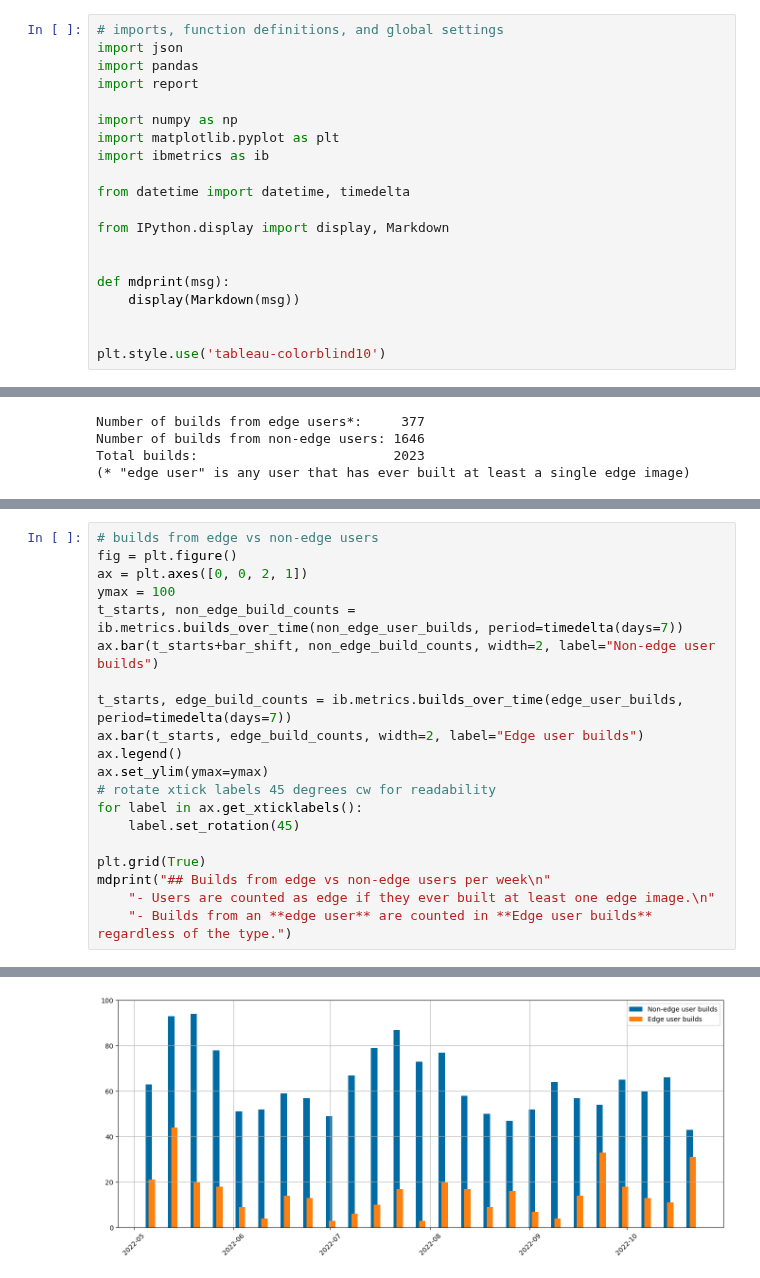
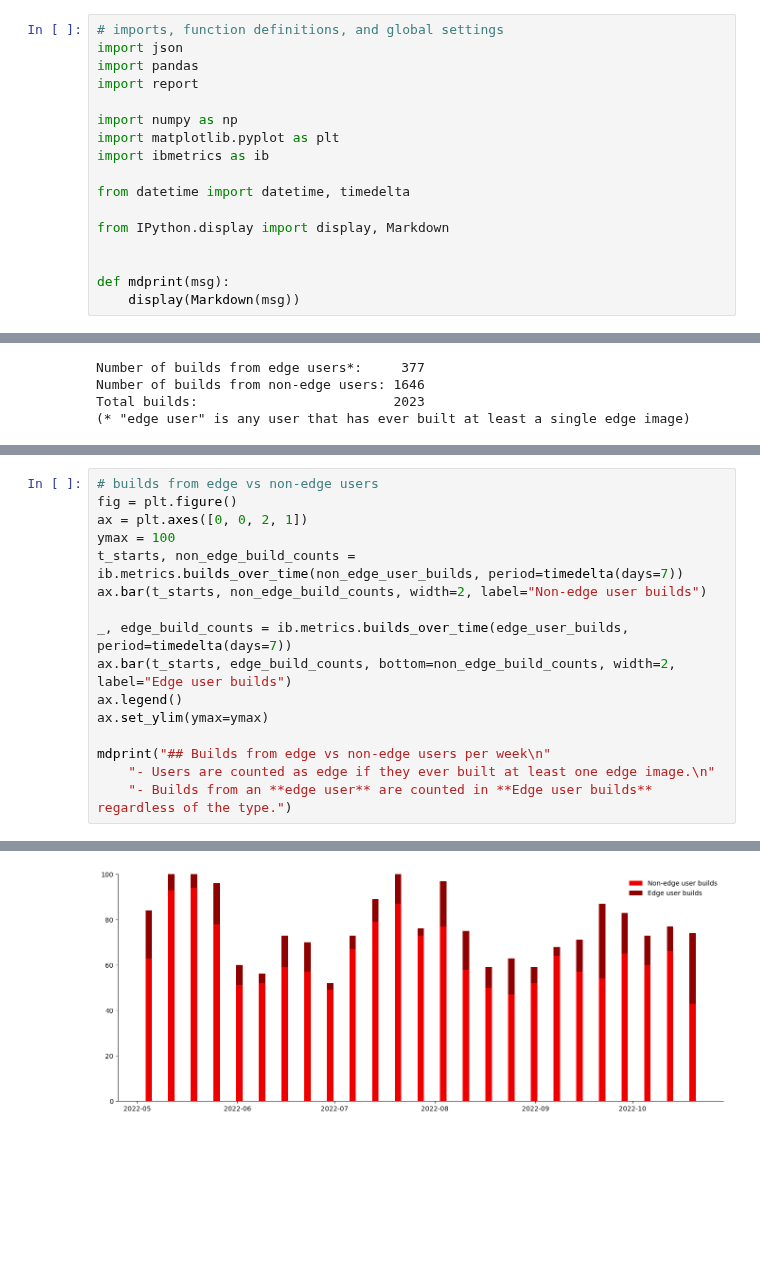
Before and after one commit to osbuild/metrics, a Jupyter notebook: notebooks/explore.ipynb, the cells around one changed output, grey strips where cells are left out. Saved outputs shown, nothing was run; the diff lists cells and outputs as text; blank space fills up the shorter version.

```diff
--- a/notebooks/explore.ipynb
+++ b/notebooks/explore.ipynb
@@ -20,9 +20,6 @@ from IPython.display import display, Markdown
 
 def mdprint(msg):
     display(Markdown(msg))
-
-
-plt.style.use('tableau-colorblind10')
 # %%
 # read data
 builds = report.read_file("./data/dump-2022-10-31.log")
@@ -244,28 +237,24 @@ mdprint("## Edge vs non-edge users per week\n"
 # %%
 # builds from edge vs non-edge users
 fig = plt.figure()
 ax = plt.axes([0, 0, 2, 1])
 ymax = 100
 t_starts, non_edge_build_counts = ib.metrics.builds_over_time(non_edge_user_builds, period=timedelta(days=7))
-ax.bar(t_starts+bar_shift, non_edge_build_counts, width=2, label="Non-edge user builds")
+ax.bar(t_starts, non_edge_build_counts, width=2, label="Non-edge user builds")
 
-t_starts, edge_build_counts = ib.metrics.builds_over_time(edge_user_builds, period=timedelta(days=7))
-ax.bar(t_starts, edge_build_counts, width=2, label="Edge user builds")
+_, edge_build_counts = ib.metrics.builds_over_time(edge_user_builds, period=timedelta(days=7))
+ax.bar(t_starts, edge_build_counts, bottom=non_edge_build_counts, width=2, label="Edge user builds")
 ax.legend()
 ax.set_ylim(ymax=ymax)
-# rotate xtick labels 45 degrees cw for readability
-for label in ax.get_xticklabels():
-    label.set_rotation(45)
 
-plt.grid(True)
 mdprint("## Builds from edge vs non-edge users per week\n"
     "- Users are counted as edge if they ever built at least one edge image.\n"
     "- Builds from an **edge user** are counted in **Edge user builds** regardless of the type.")
 # %% [output]
 ## Builds from edge vs non-edge users per week
 - Users are counted as edge if they ever built at least one edge image.
 - Builds from an **edge user** are counted in **Edge user builds** regardless of the type.
-[figure, old version]
+[figure, new version]
 # %%
 # draw bar graphs again on one figure for convenience
 fig = plt.figure()
```
Also changed, not shown: parts of 10 cells of this notebook.
